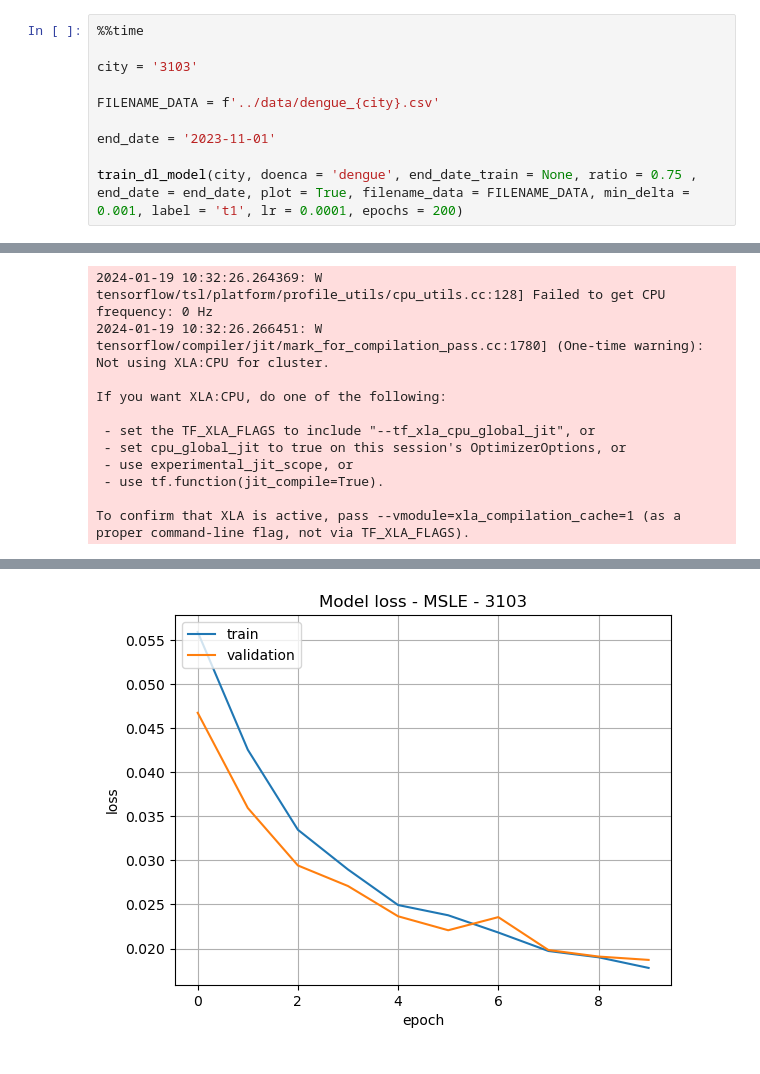
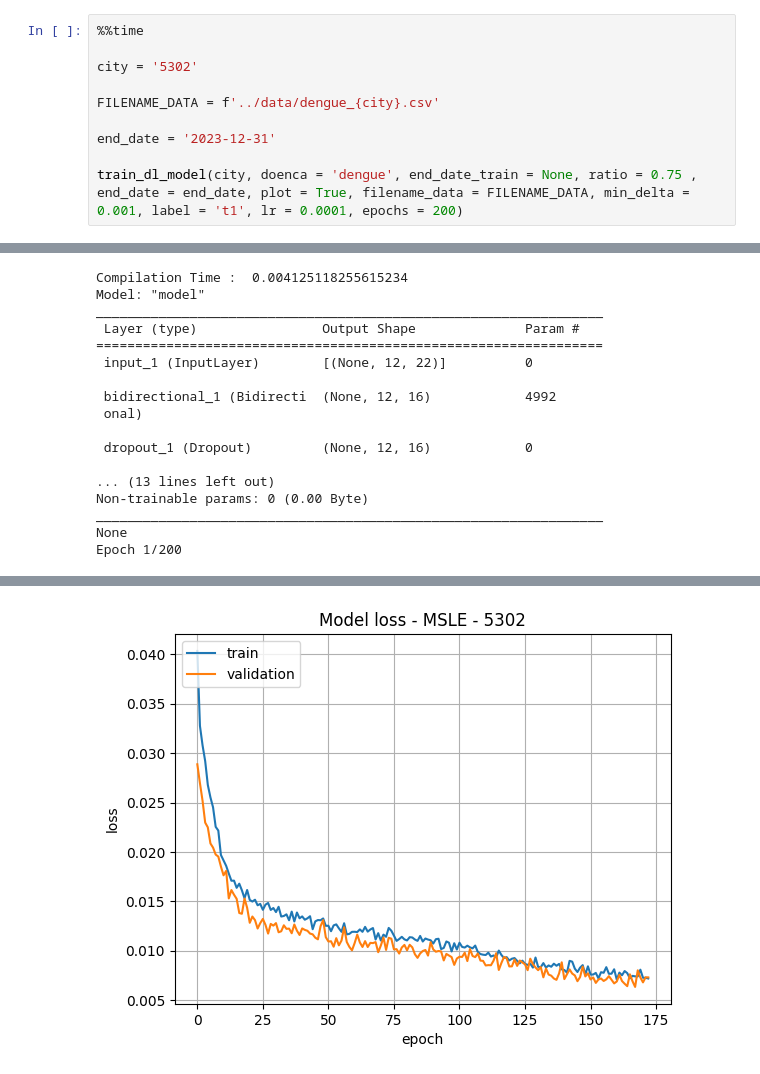
Before and after one commit to AlertaDengue/transfer-learning-forecast, a Jupyter notebook: forecast/train_and_eval.ipynb, the cells around one changed output, grey strips where cells are left out. Drawn from its saved outputs; the diff is of its cells as text.

```diff
--- a/forecast/train_and_eval.ipynb
+++ b/forecast/train_and_eval.ipynb
@@ -9,11 +20,11 @@ from lstm import apply_model
 # %%
 %%time
 
-city = '3103'
+city = '5302'
 
 FILENAME_DATA = f'../data/dengue_{city}.csv'
 
-end_date = '2023-11-01'
+end_date = '2023-12-31'
 
 train_dl_model(city, doenca = 'dengue', end_date_train = None, ratio = 0.75 , end_date = end_date, plot = True, filename_data = FILENAME_DATA, min_delta = 0.001, label = 't1', lr = 0.0001, epochs = 200)
 # %% [output]
@@ -37,12 +38,17 @@ Epoch 1/10
-2024-01-19 10:32:26.264369: W tensorflow/tsl/platform/profile_utils/cpu_utils.cc:128] Failed to get CPU frequency: 0 Hz
-2024-01-19 10:32:26.266451: W tensorflow/compiler/jit/mark_for_compilation_pass.cc:1780] (One-time warning): Not using XLA:CPU for cluster.
+Compilation Time :  0.004125118255615234
+Model: "model"
+_________________________________________________________________
+ Layer (type)                Output Shape              Param #
+=================================================================
+ input_1 (InputLayer)        [(None, 12, 22)]          0
 
-If you want XLA:CPU, do one of the following:
+ bidirectional_1 (Bidirecti  (None, 12, 16)            4992
+ onal)
 
- - set the TF_XLA_FLAGS to include "--tf_xla_cpu_global_jit", or
- - set cpu_global_jit to true on this session's OptimizerOptions, or
- - use experimental_jit_scope, or
- - use tf.function(jit_compile=True).
+ dropout_1 (Dropout)         (None, 12, 16)            0
 
-To confirm that XLA is active, pass --vmodule=xla_compilation_cache=1 (as a
-proper command-line flag, not via TF_XLA_FLAGS).
+... (13 lines left out)
+Non-trainable params: 0 (0.00 Byte)
+_________________________________________________________________
+None
+Epoch 1/200
@@ -68 +78 @@ Epoch 10/10
-[figure, old version]
+[figure, new version]
```
Also changed, not shown: parts of 4 cells of this notebook, 38 other files.
